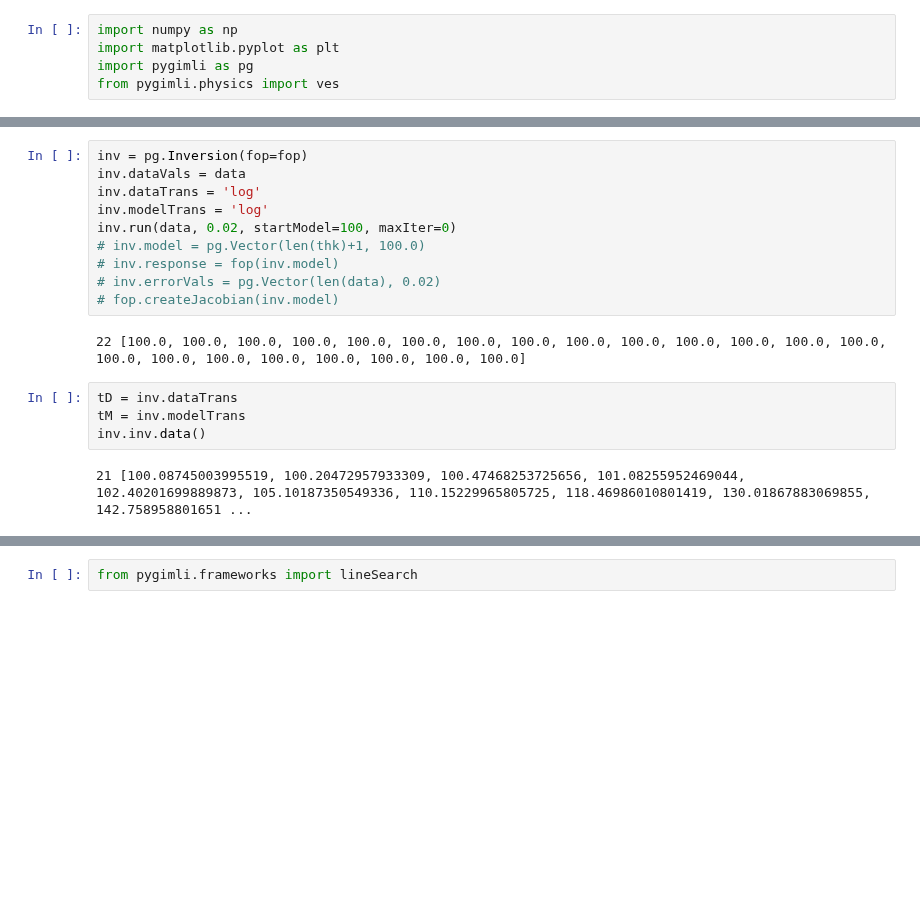
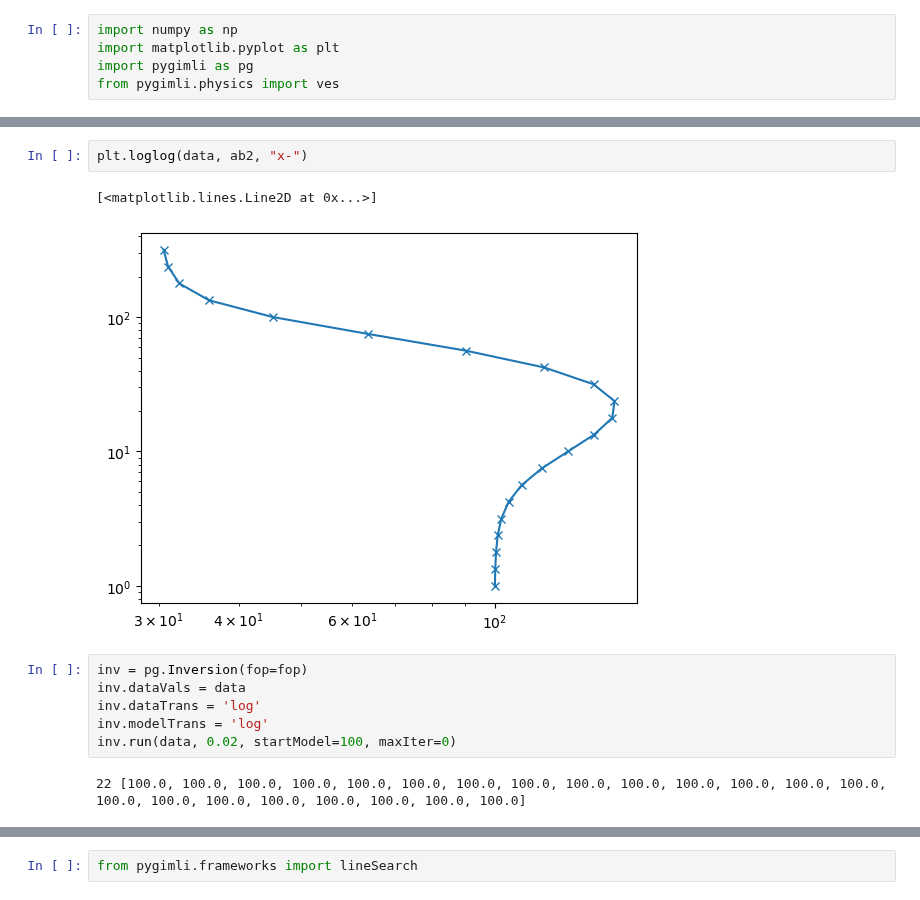
Before and after one commit to gimli-org/notebooks, a Jupyter notebook: inversion/gradientVES.ipynb, the cells around one changed output, grey strips where cells are left out. Saved outputs shown, nothing was run; the diff lists cells and outputs as text; blank space fills up the shorter version.

```diff
--- a/inversion/gradientVES.ipynb
+++ b/inversion/gradientVES.ipynb
@@ -27,19 +15,14 @@ fop = ves.VESRhoModelling(ab2=ab2, thk=thk)
+# %%
+plt.loglog(data, ab2, "x-")
+# %% [output]
+[<matplotlib.lines.Line2D at 0x...>]
+[figure, added]
 # %%
 inv = pg.Inversion(fop=fop)
 inv.dataVals = data
 inv.dataTrans = 'log'
 inv.modelTrans = 'log'
 inv.run(data, 0.02, startModel=100, maxIter=0)
-# inv.model = pg.Vector(len(thk)+1, 100.0)
-# inv.response = fop(inv.model)
-# inv.errorVals = pg.Vector(len(data), 0.02)
-# fop.createJacobian(inv.model)
 # %% [output]
 22 [100.0, 100.0, 100.0, 100.0, 100.0, 100.0, 100.0, 100.0, 100.0, 100.0, 100.0, 100.0, 100.0, 100.0, 100.0, 100.0, 100.0, 100.0, 100.0, 100.0, 100.0, 100.0]
-# %%
-tD = inv.dataTrans
-tM = inv.modelTrans
-inv.inv.data()
-# %% [output]
-21 [100.08745003995519, 100.20472957933309, 100.47468253725656, 101.08255952469044, 102.40201699889873, 105.10187350549336, 110.15229965805725, 118.46986010801419, 130.01867883069855, 142.758958801651 ...
 # %%
```
Also changed, not shown: parts of 10 cells of this notebook, 1 other file.
